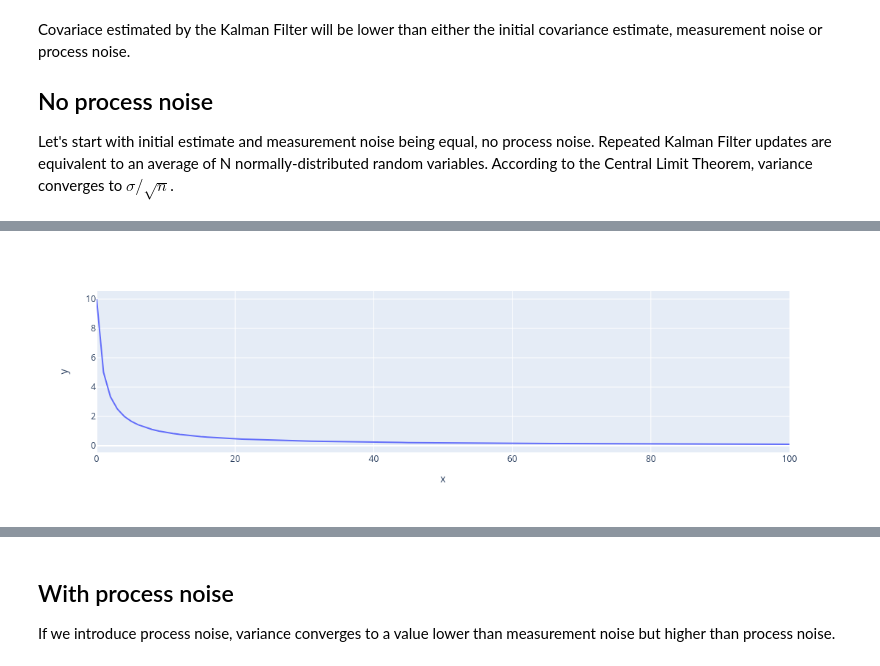
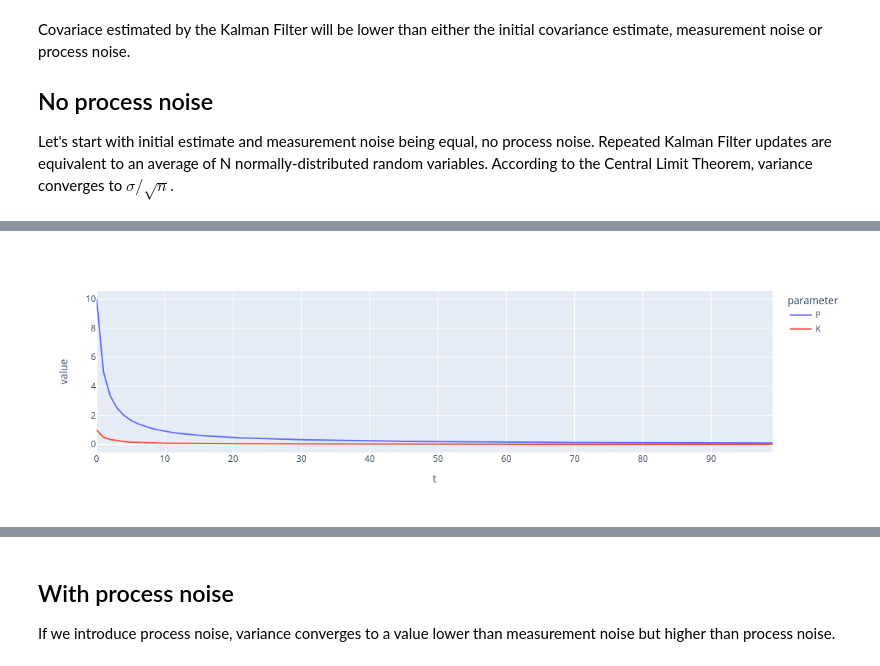
Before and after one commit to lbartnik/modern-tracking-systems, a Jupyter notebook: 07 Kalman gain and covariance.ipynb, the cells around one changed output, grey strips where cells are left out. Drawn from its saved outputs; the diff is of its cells as text; code cells hidden in the pictures.

```diff
--- a/07 Kalman gain and covariance.ipynb
+++ b/07 Kalman gain and covariance.ipynb
@@ -10,11 +14,14 @@ Covariace estimated by the Kalman Filter will be lower than either the initial c
 Let's start with initial estimate and measurement noise being equal, no process noise. Repeated Kalman Filter updates are equivalent to an average of N normally-distributed random variables. According to the Central Limit Theorem, variance converges to $\sigma / \sqrt{n}$.
 # %%
 def simulate_variance(P: float, R: float, Q: float):
-    trace = [P]
+    trace = [(0, P, 1)]
 
-    for _ in range(100):
+    for i in range(1, 100):
         K = P / (P + R)
         P = K**2 * R + (1-K)**2 * P + Q
-        trace.append(P)
+        trace.append((i, P, K))
 
-    return trace
+    return np.array(trace)
+
+def simulate_variance_df(P: float, R: float, Q: float):
+    return to_df(simulate_variance(P, R, Q), columns=['t', 'P', 'K'])
@@ -21,4 +44,4 @@ def simulate_variance(P: float, R: float, Q: float):
 # %%
-ex.line(y=simulate_variance(10, 10, 0))
+ex.line(simulate_variance_df(10, 10, 0).melt(id_vars=['t'], var_name='parameter'), x='t', y='value', color='parameter')
 # %% [output]
-[figure, old version]
+[figure, new version]
```
Also changed, not shown: parts of 21 cells of this notebook, 7 other files.
